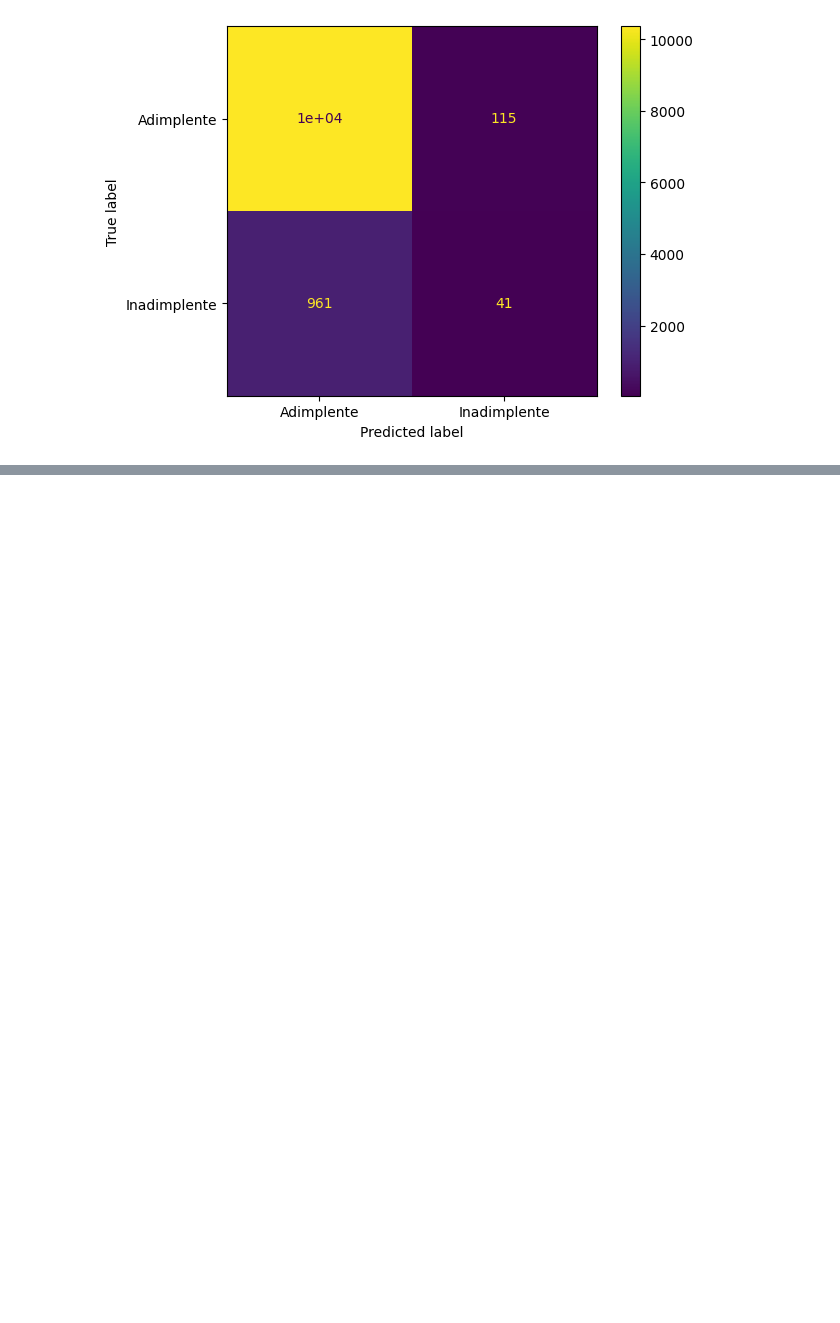
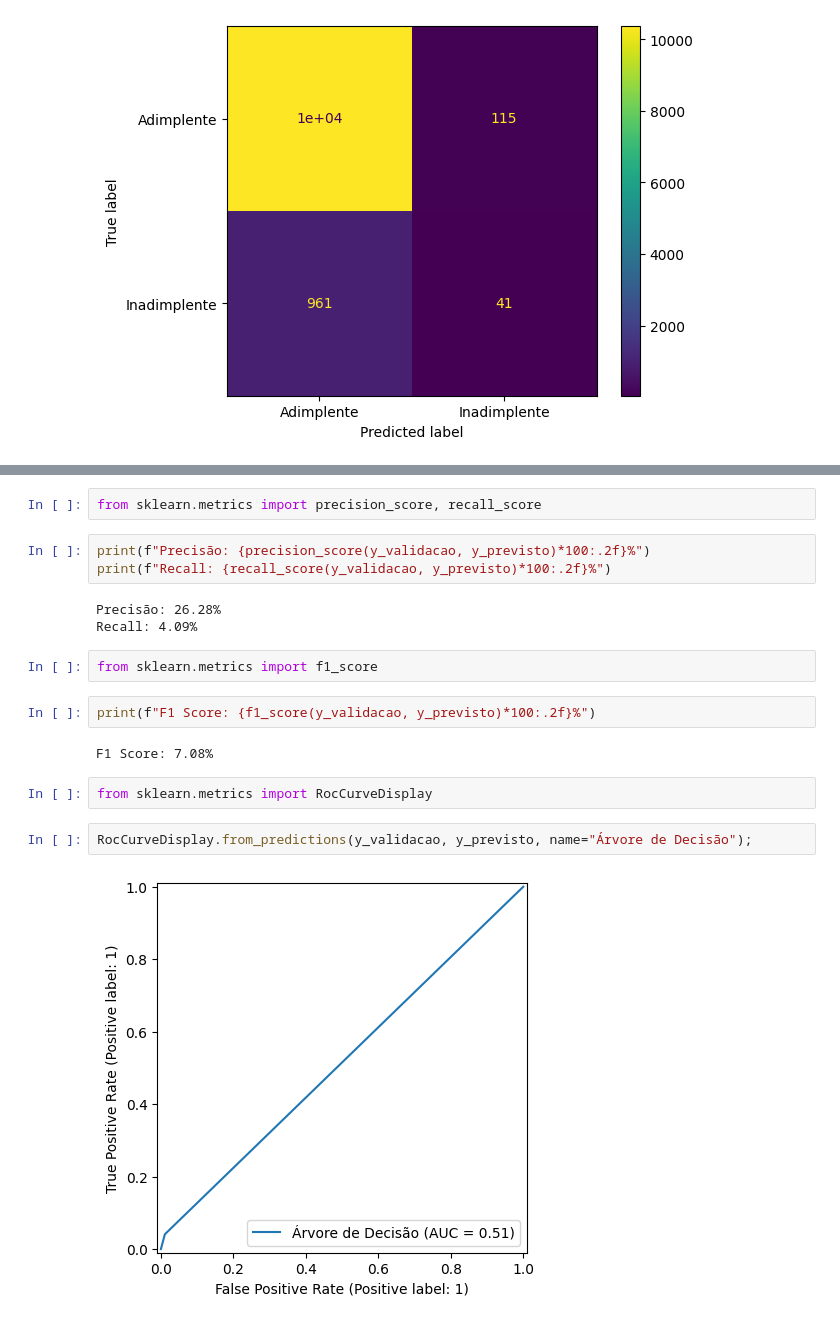
Before and after one commit to Heitorccf/Sapientia, a Jupyter notebook: supervised classification/validation and metrics/exploitation.ipynb, the cells around one changed output, grey strips where cells are left out. Saved outputs shown, nothing was run; the diff lists cells and outputs as text; blank space fills up the shorter version.

Commit message:
Cálculo de precisão, acurácia e recall

```diff
--- a/supervised classification/validation and metrics/exploitation.ipynb
+++ b/supervised classification/validation and metrics/exploitation.ipynb
@@ -90,0 +97,20 @@ visualizador.plot()
+# %%
+from sklearn.metrics import precision_score, recall_score
+# %%
+print(f"Precisão: {precision_score(y_validacao, y_previsto)*100:.2f}%")
+print(f"Recall: {recall_score(y_validacao, y_previsto)*100:.2f}%")
+# %% [output]
+Precisão: 26.28%
+Recall: 4.09%
+# %%
+from sklearn.metrics import f1_score
+# %%
+print(f"F1 Score: {f1_score(y_validacao, y_previsto)*100:.2f}%")
+# %% [output]
+F1 Score: 7.08%
+# %%
+from sklearn.metrics import RocCurveDisplay
+# %%
+RocCurveDisplay.from_predictions(y_validacao, y_previsto, name="Árvore de Decisão");
+# %% [output]
+[figure, added]
```
Also changed, not shown: parts of 2 cells of this notebook.
